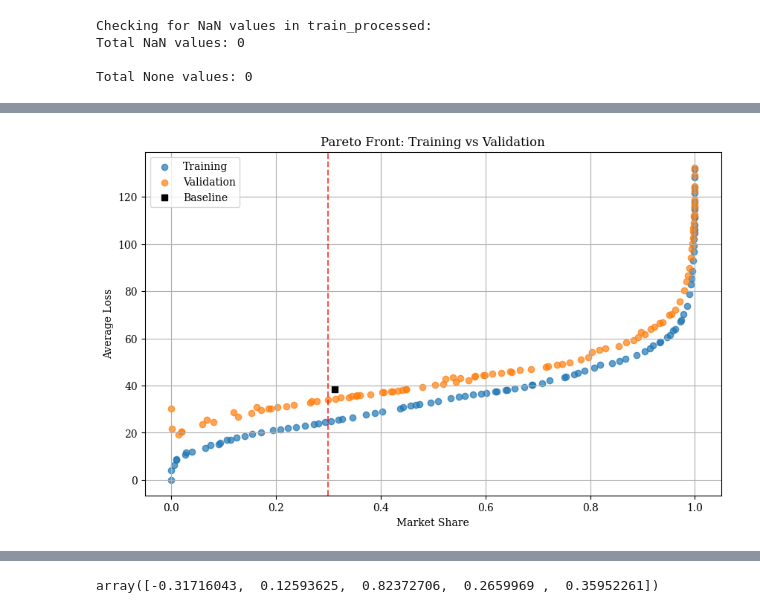
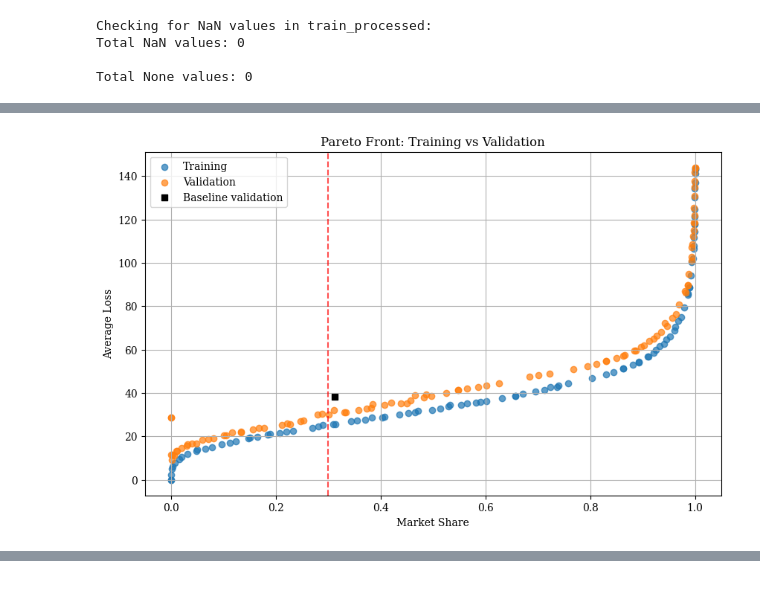
Before and after one commit to paa27/auto-insurance, a Jupyter notebook: notebooks/exploratory_analysis.ipynb, the cells around one changed output, grey strips where cells are left out. Drawn from its saved outputs; the diff is of its cells as text; code cells hidden in the pictures.

Commit message:
wip: include pricing optimisation model

```diff
--- a/notebooks/exploratory_analysis.ipynb
+++ b/notebooks/exploratory_analysis.ipynb
@@ -129,0 +107,6 @@ pricing_model._train_base_models(X_train, y_train, X_val, y_val)
+# %%
+
+
+# Train model
+pricing_model = model.PricingModel()
+pricing_model._train_base_models(X_train, y_train, X_val, y_val)
@@ -470,7 +476,7 @@ algorithm = NSGA2(
 # Run optimization
 res = minimize(problem,
                 algorithm,
-                ('n_gen', 100),
+                ('n_gen', 400),
                 seed=1,
                 verbose=True)
 # %% [output]
@@ -502,3 +504,6 @@ baseline_loss, baseline_market_share = metrics(q70_pred_val, y_val)
+# %%
+q70_pred_val = pricing_model.base_models[0.7].predict(xgb.DMatrix(X_val))
+baseline_loss, baseline_market_share = utils.metrics(q70_pred_val, y_val)
 # %%
 from pymoo.visualization.scatter import Scatter
 
@@ -508,30 +513,36 @@ Scatter().add(res.F).show()
 val_f_values = np.zeros((len(res.X), 2))
 
 for i, params in enumerate(res.X):
-    (prop_q30, prop_q50, prop_q70, prop_q90,
+    (prop_q10, prop_q30, prop_q50, prop_q70, prop_q90,
+     prediction_spread_norm_switch,
      prediction_spread_relative_norm_switch) = params
 
     # Generate predictions for validation set
+    q10_pred_val = pricing_model.base_models[0.1].predict(xgb.DMatrix(X_val))
     q30_pred_val = pricing_model.base_models[0.3].predict(xgb.DMatrix(X_val))
     q50_pred_val = pricing_model.base_models[0.5].predict(xgb.DMatrix(X_val))
     q70_pred_val = pricing_model.base_models[0.7].predict(xgb.DMatrix(X_val))
     q90_pred_val = pricing_model.base_models[0.9].predict(xgb.DMatrix(X_val))
 
     # Calculate prediction spread for validation set
-    prediction_spread_relative_norm = (q90_pred_val - q50_pred_val) / q70_pred_val
+    prediction_spread = q90_pred_val - q10_pred_val
+    prediction_spread_norm = prediction_spread/prediction_spread.max()
+    prediction_spread_relative = prediction_spread/q50_pred_val
+    prediction_spread_relative_norm = prediction_spread_relative/prediction_spread_relative.max()
 
     # Apply pricing strategy to validation set
-    adjusted_prices = prop_q30*q30_pred_val + prop_q50*q50_pred_val + prop_q70*q70_pred_val + prop_q90*q90_pred_val
-    adjusted_prices = adjusted_prices + 1e6*(prediction_spread_relative_norm > prediction_spread_relative_norm_switch)
+    adjusted_prices = (
+        #prop_q10*q10_pred_val
+        #+ prop_q30*q30_pred_val
+        + prop_q50*q50_pred_val
+        + prop_q70*q70_pred_val
+        + prop_q90*q90_pred_val
+        )
+    adjusted_prices = adjusted_prices + 1e6*(prediction_spread_norm > prediction_spread_norm_switch)
+    #adjusted_prices = adjusted_prices + 1e6*(prediction_spread_relative_norm > prediction_spread_relative_norm_switch)
 
     # Calculate metrics on validation set
-    has_sold = y_val > adjusted_prices
-    market_share = has_sold.mean()
+    avg_loss, market_share = utils.metrics(adjusted_prices, y_val)
 
-    if has_sold.sum() == 0:
-        val_f_values[i, 0] = 1e6  # Large penalty for no sales
-        val_f_values[i, 1] = 1.0  # Worst market share (0%)
-    else:
-        avg_loss = (y_val[has_sold] - adjusted_prices[has_sold]).mean()
-        val_f_values[i, 0] = avg_loss
-        val_f_values[i, 1] = -market_share  # Negative because we want to maximize market share
+    val_f_values[i, 0] = avg_loss
+    val_f_values[i, 1] = -market_share  # Negative because we want to maximize market share
@@ -546,27 +549,27 @@ Solution 93: Market Share = 99.95%, Avg Loss = 116.51, Params = [ 0.89789162 -0.
 # %%
 
 
 # Plot Pareto fronts for both training and validation
 plt.figure(figsize=(10, 6))
 plt.scatter(-res.F[:, 1], res.F[:, 0], label='Training', alpha=0.7)
 plt.scatter(-val_f_values[:, 1], val_f_values[:, 0], label='Validation', alpha=0.7)
 plt.xlabel('Market Share')
 plt.ylabel('Average Loss')
 plt.title('Pareto Front: Training vs Validation')
 plt.axvline(x=0.3, color='red', linestyle='--', alpha=0.7)
-plt.scatter(baseline_market_share, baseline_loss, color='black', label='Baseline', marker='s')
+plt.scatter(baseline_market_share, baseline_loss, color='black', label='Baseline validation', marker='s')
 plt.legend()
 plt.grid(True)
 plt.show()
 
 # Find best solutions on validation set
 # Sort by market share (descending) and then by avg_loss (ascending)
 val_indices = np.lexsort((val_f_values[:, 0], val_f_values[:, 1]))
 print("Top 5 solutions on validation set:")
 for idx in val_indices[:5]:
     market_share = -val_f_values[idx, 1]
     avg_loss = val_f_values[idx, 0]
     print(f"Solution {idx}: Market Share = {market_share:.2%}, Avg Loss = {avg_loss:.2f}, Params = {res.X[idx]}")
 # %% [output]
-[figure, old version]
+[figure, new version]
 Top 5 solutions on validation set:
@@ -578,4 +585,0 @@ Solution 93: Market Share = 99.95%, Avg Loss = 116.51, Params = [ 0.89789162 -0.
-# %%
-res.X
-# %% [output]
-array([-0.31716043,  0.12593625,  0.82372706,  0.2659969 ,  0.35952261])
```
Also changed, not shown: parts of 23 cells of this notebook, 6 other files.
